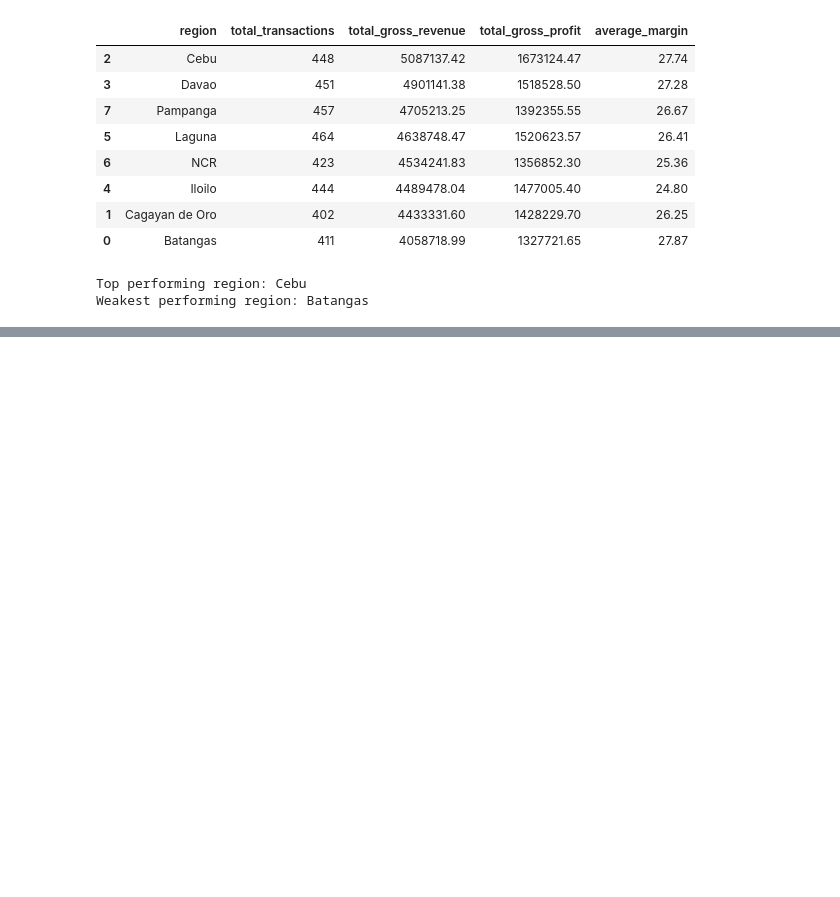
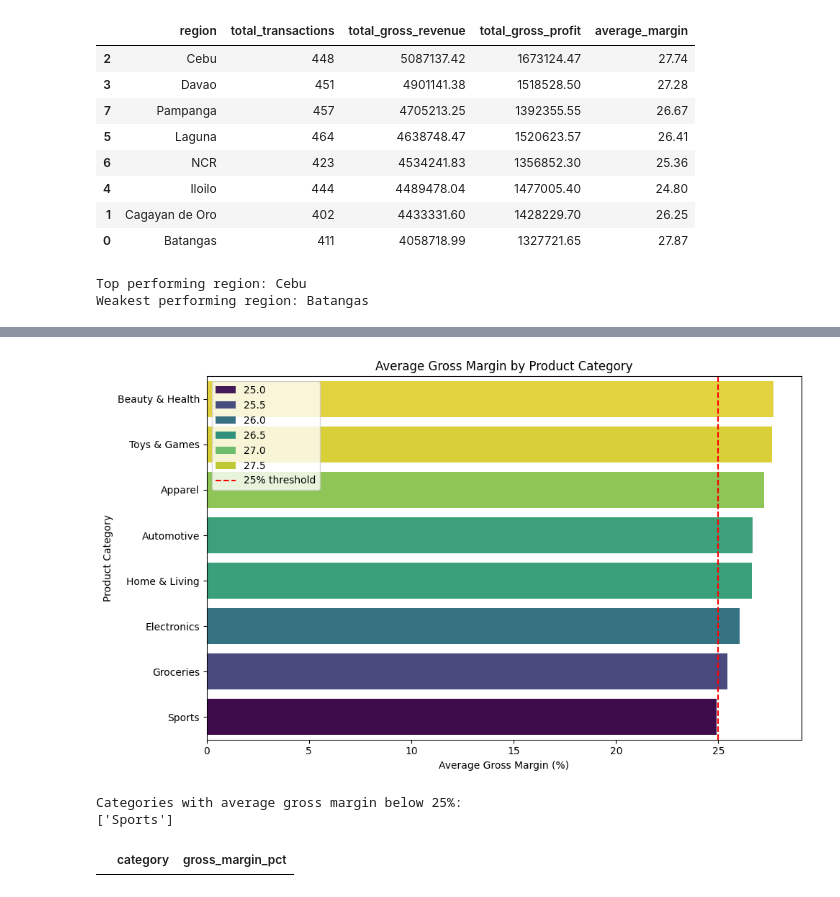
Before and after one commit to Wewds1/EDA, a Jupyter notebook: Retail/notebooks/main.ipynb, the cells around one changed output, grey strips where cells are left out. Saved outputs shown, nothing was run; the diff lists cells and outputs as text; code cells hidden in the pictures; blank space fills up the shorter version.

```diff
--- a/Retail/notebooks/main.ipynb
+++ b/Retail/notebooks/main.ipynb
@@ -117,0 +124,34 @@ Weakest performing region: Batangas
+# %%
+df.sample(5)
+
+df_copy['gross_margin_pct'] = pd.to_numeric(df_copy['gross_margin_pct'], errors='coerce')
+threshold = 25
+
+category_margin = (df_copy.groupby('category', as_index=False)['gross_margin_pct'].mean().sort_values('gross_margin_pct', ascending=False))
+
+# display(category_margin.round(2))
+
+plt.figure(figsize=(10,6))
+sns.barplot(data=category_margin, x='gross_margin_pct', y='category', palette='viridis', hue='gross_margin_pct', dodge=False)
+plt.axvline(threshold, color="red", linestyle="--", linewidth=1.5, label="25% threshold")
+plt.xlabel('Average Gross Margin (%)')
+plt.ylabel('Product Category')
+plt.title('Average Gross Margin by Product Category')
+plt.legend()
+plt.tight_layout()
+plt.savefig('../output/q3_average_gross_margin.png', bbox_inches='tight')
+plt.show()
+
+
+below_threshold = category_margin[category_margin['gross_margin_pct'] < threshold]
+print("Categories with average gross margin below 25%:")
+print(below_threshold['category'].tolist())
+
+loss_average = category_margin[category_margin['gross_margin_pct'] < 0].copy()
+loss_average['gross_margin_pct'] = loss_average['gross_margin_pct'].round(2)
+display(loss_average)
+# %% [output]
+[figure, added]
+Categories with average gross margin below 25%:
+['Sports']
+|  | category | gross_margin_pct |
```
Also changed, not shown: parts of 2 cells of this notebook, 1 other file.
